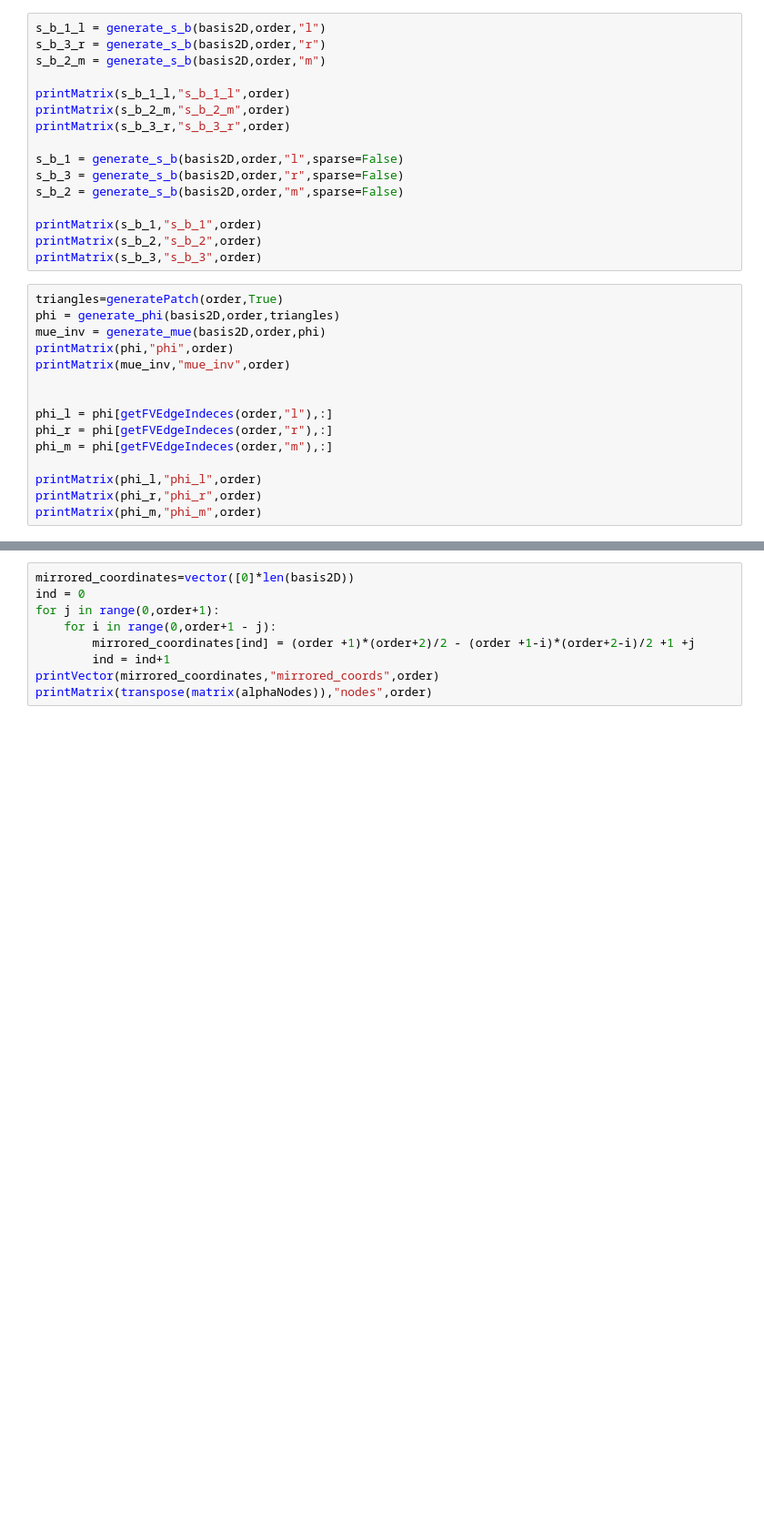
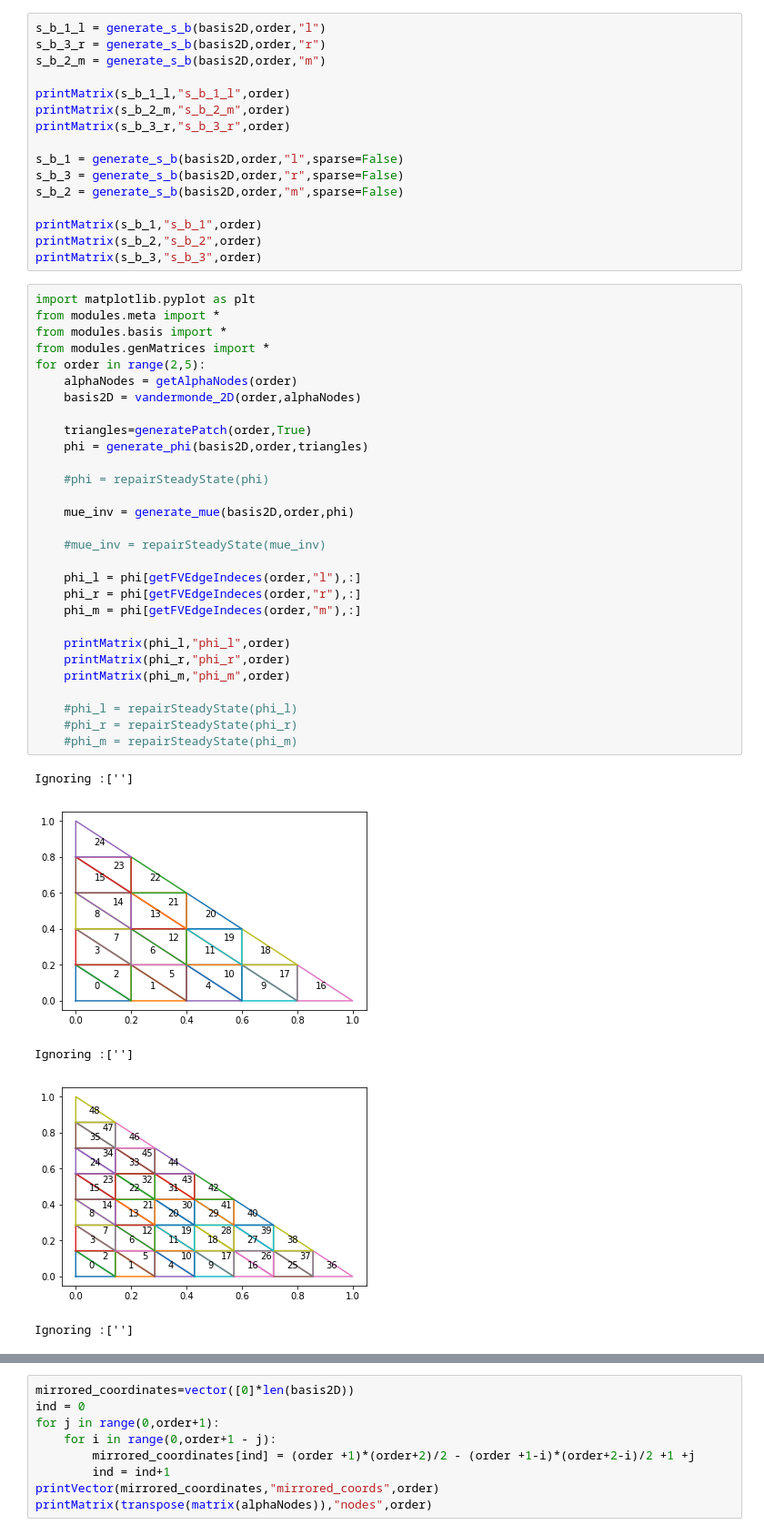
Before and after one commit to chameleon-hpc/samoa-chameleon, a Jupyter notebook: scripts/DG/Sage/Matrices.ipynb, the cells around one changed output, grey strips where cells are left out. Shown: that part at 91% size. Cells and saved outputs as stored; diff of their text form; blank space fills up the shorter version.

Commit message:
moduleized sage script

```diff
--- a/scripts/DG/Sage/Matrices.ipynb
+++ b/scripts/DG/Sage/Matrices.ipynb
@@ -80,17 +84,37 @@ printMatrix(s_b_1,"s_b_1",order)
 printMatrix(s_b_2,"s_b_2",order)
 printMatrix(s_b_3,"s_b_3",order)
 # %%
-triangles=generatePatch(order,True)
-phi = generate_phi(basis2D,order,triangles)
-mue_inv = generate_mue(basis2D,order,phi)
-printMatrix(phi,"phi",order)
-printMatrix(mue_inv,"mue_inv",order)
+import matplotlib.pyplot as plt
+from modules.meta import *
+from modules.basis import *
+from modules.genMatrices import *
+for order in range(2,5):
+    alphaNodes = getAlphaNodes(order)
+    basis2D = vandermonde_2D(order,alphaNodes)
 
+    triangles=generatePatch(order,True)
+    phi = generate_phi(basis2D,order,triangles)
 
-phi_l = phi[getFVEdgeIndeces(order,"l"),:]
-phi_r = phi[getFVEdgeIndeces(order,"r"),:]
-phi_m = phi[getFVEdgeIndeces(order,"m"),:]
+    #phi = repairSteadyState(phi)
 
-printMatrix(phi_l,"phi_l",order)
-printMatrix(phi_r,"phi_r",order)
-printMatrix(phi_m,"phi_m",order)
+    mue_inv = generate_mue(basis2D,order,phi)
+
+    #mue_inv = repairSteadyState(mue_inv)
+
+    phi_l = phi[getFVEdgeIndeces(order,"l"),:]
+    phi_r = phi[getFVEdgeIndeces(order,"r"),:]
+    phi_m = phi[getFVEdgeIndeces(order,"m"),:]
+
+    printMatrix(phi_l,"phi_l",order)
+    printMatrix(phi_r,"phi_r",order)
+    printMatrix(phi_m,"phi_m",order)
+
+    #phi_l = repairSteadyState(phi_l)
+    #phi_r = repairSteadyState(phi_r)
+    #phi_m = repairSteadyState(phi_m)
+# %% [output]
+Ignoring :['']
+[figure, added]
+Ignoring :['']
+[figure, added]
+Ignoring :['']
```
Also changed, not shown: parts of 11 cells of this notebook, 3 other files.
